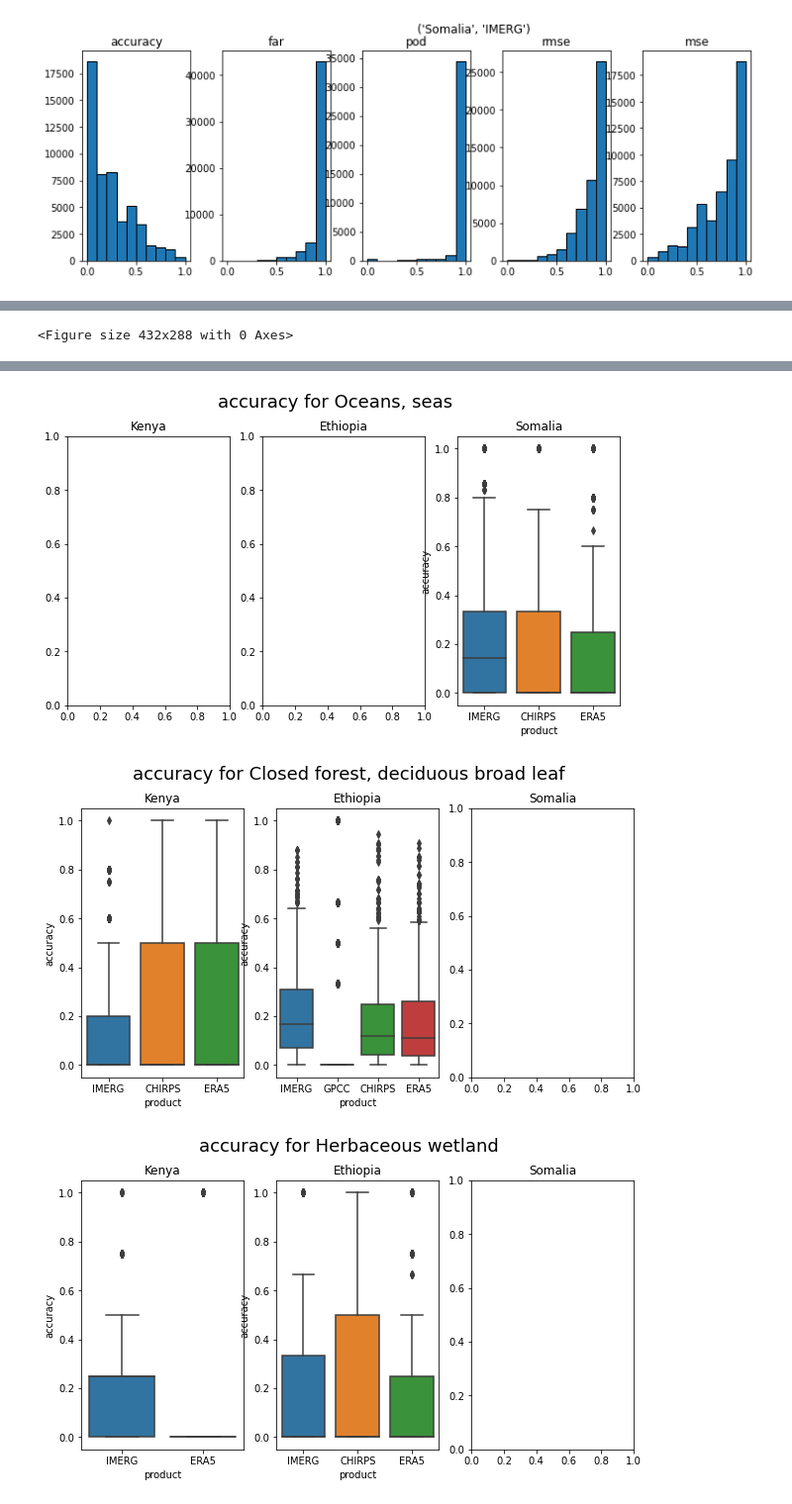
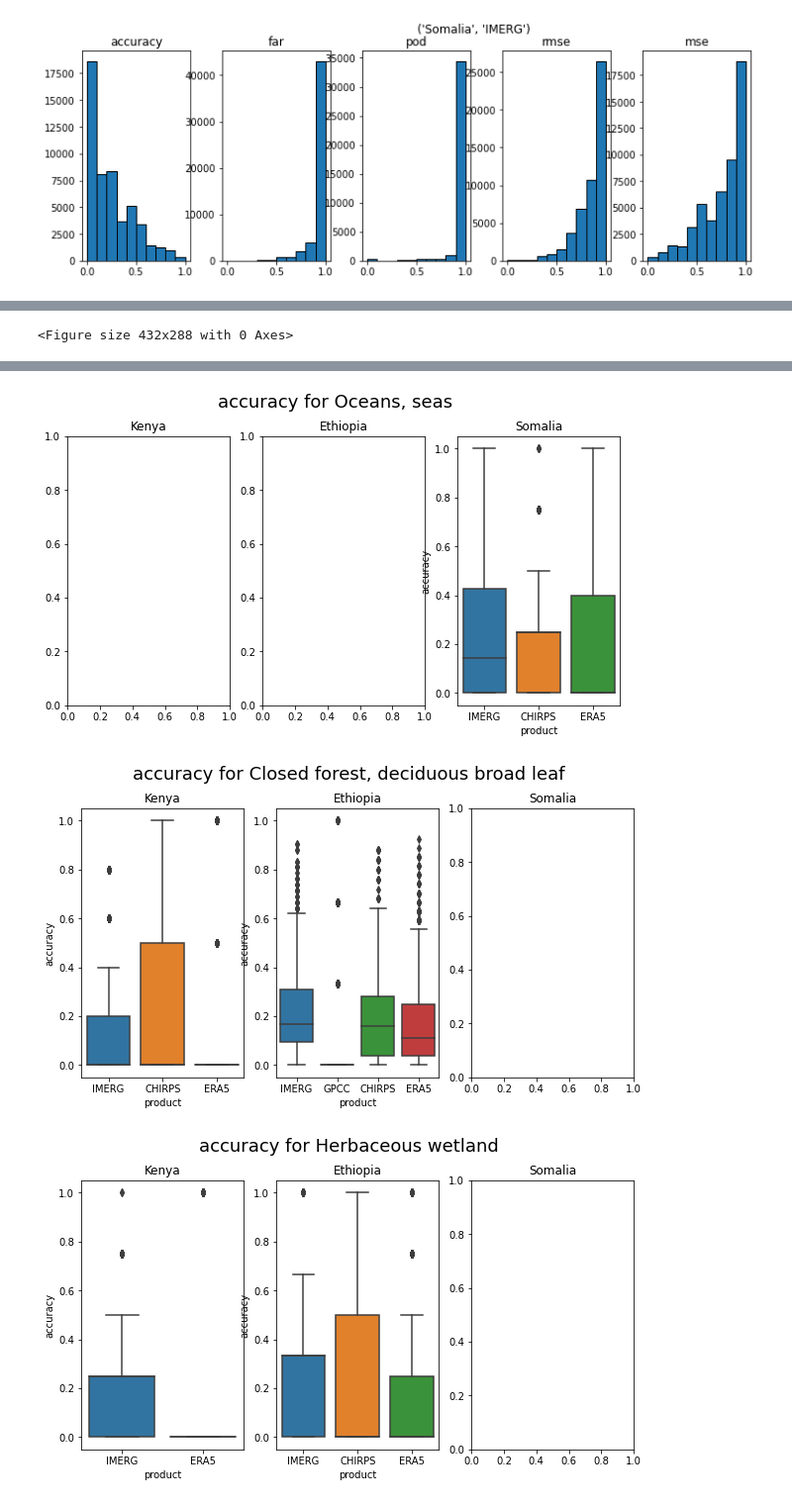
Before and after one commit to Riccardo7-DS/Indices_analysis, a Jupyter notebook: notebooks/visualize_vci_spi.ipynb, the cells around one changed output, grey strips where cells are left out. Shown at 99% size. Saved outputs shown, nothing was run; the diff lists cells and outputs as text; code cells hidden in the pictures.

```diff
--- a/notebooks/visualize_vci_spi.ipynb
+++ b/notebooks/visualize_vci_spi.ipynb
@@ -30,0 +81,19 @@ sub_df = data.loc[data['precp_idx']=="spi_gamma_30"]
+# %%
+import matplotlib.pyplot as plt
+import seaborn as sns
+
+plt.subplots_adjust(wspace=0.8)
+plt.subplots_adjust(hspace=0.5)
+
+
+countries = ['Kenya','Ethiopia','Somalia']
+for i, precp in enumerate(data["precp_idx"].unique()):
+    for metric in ['accuracy']:
+        fig, axes = plt.subplots(1, 3, figsize=(10,5))
+        for country, ax in zip(countries, axes.ravel()):
+            plt.suptitle(f"{metric} for {precp}", fontsize=18, y=1)
+            new_df = data.loc[(data["country"]==country) & (data["precp_idx"]==precp)].dropna(subset=[metric])
+            if len(new_df)>0:
+                sns.boxplot(data = new_df, y=metric, x='product', ax=ax)
+            ax.set_title(f"{country}")
+        plt.show()
@@ -31,5 +106,5 @@ sub_df = data.loc[data['precp_idx']=="spi_gamma_30"]
 # %%
-import seaborn as sns
+sub_df = data.loc[data['precp_idx']=="spi_gamma_180"]
 df = sub_df.groupby(['description','country','product']).mean()[['far','pod','accuracy']]
 df.style.background_gradient(cmap='Blues')
 # %% [output]
@@ -73,15 +134,14 @@ import matplotlib.pyplot as plt
 plt.subplots_adjust(wspace=0.8)
 plt.subplots_adjust(hspace=0.5)
 
-
 countries = ['Kenya','Ethiopia','Somalia']
-for i, soil in enumerate(sub_df["description"].unique()):
+for i, soil in enumerate(data["description"].unique()):
     for metric in ['accuracy']:
         fig, axes = plt.subplots(1, 3, figsize=(10,5))
         for country, ax in zip(countries, axes.ravel()):
             plt.suptitle(f"{metric} for {soil}", fontsize=18, y=1)
 
-            new_df = sub_df.loc[(sub_df["country"]==country) & (sub_df["description"]==soil)].dropna(subset=[metric])
+            new_df = sub_df.loc[(data["country"]==country) & (data["description"]==soil)].dropna(subset=[metric])
             if len(new_df)>0:
                 sns.boxplot(data = new_df, y=metric, x='product', ax=ax)
             ax.set_title(f"{country}")
@@ -100,3 +160,3 @@ for i, soil in enumerate(sub_df["description"].unique()):
-[figure, old version]
+[figure, new version]
-[figure, old version]
+[figure, new version]
-[figure, old version]
+[figure, new version]
```
Also changed, not shown: parts of 9 cells of this notebook, 6 other files.
